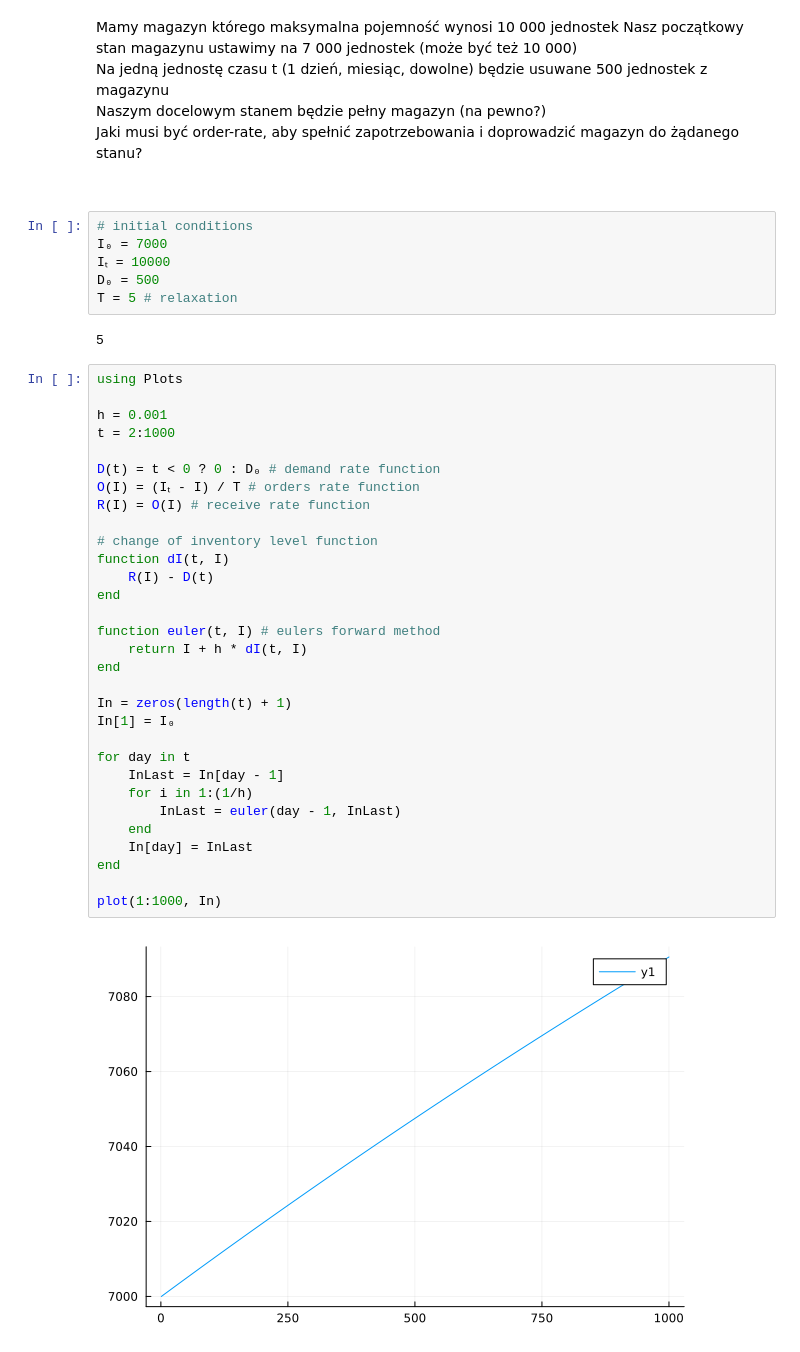
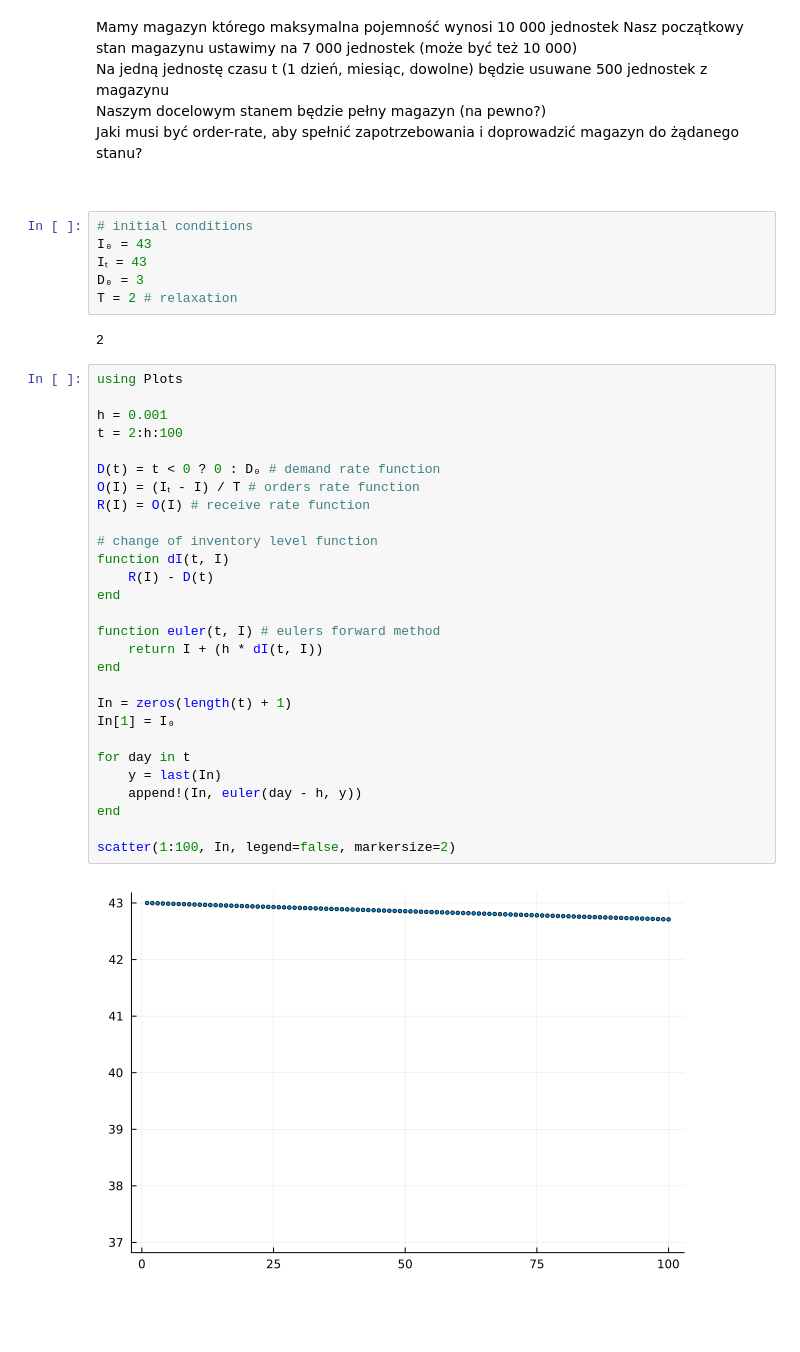
Before and after one commit to piotrczech/optimization-of-inventory-deliveries, a Jupyter notebook: main.ipynb, the cells around one changed output. Cells and saved outputs as stored; diff of their text form; blank space fills up the shorter version.

Commit message:
Bugfix: Correct working euler forward method

```diff
--- a/main.ipynb
+++ b/main.ipynb
@@ -152,42 +152,39 @@ Jaki musi być order-rate, aby spełnić zapotrzebowania i doprowadzić magazyn
 <br>
 # %%
 # initial conditions
-I₀ = 7000
-Iₜ = 10000
-D₀ = 500
-T = 5 # relaxation
+I₀ = 43
+Iₜ = 43
+D₀ = 3
+T = 2 # relaxation
 # %% [output]
-5
+2
 # %%
 using Plots
 
 h = 0.001
-t = 2:1000
+t = 2:h:100
 
 D(t) = t < 0 ? 0 : D₀ # demand rate function
 O(I) = (Iₜ - I) / T # orders rate function
 R(I) = O(I) # receive rate function
 
 # change of inventory level function
 function dI(t, I)
     R(I) - D(t)
 end
 
 function euler(t, I) # eulers forward method
-    return I + h * dI(t, I)
+    return I + (h * dI(t, I))
 end
 
 In = zeros(length(t) + 1)
 In[1] = I₀
 
 for day in t
-    InLast = In[day - 1]
-    for i in 1:(1/h)
-        InLast = euler(day - 1, InLast)
-    end
-    In[day] = InLast
+    y = last(In)
+    append!(In, euler(day - h, y))
 end
 
-plot(1:1000, In)
+scatter(1:100, In, legend=false, markersize=2)
 # %% [output]
-[figure, old version]
+[figure, new version]
```
